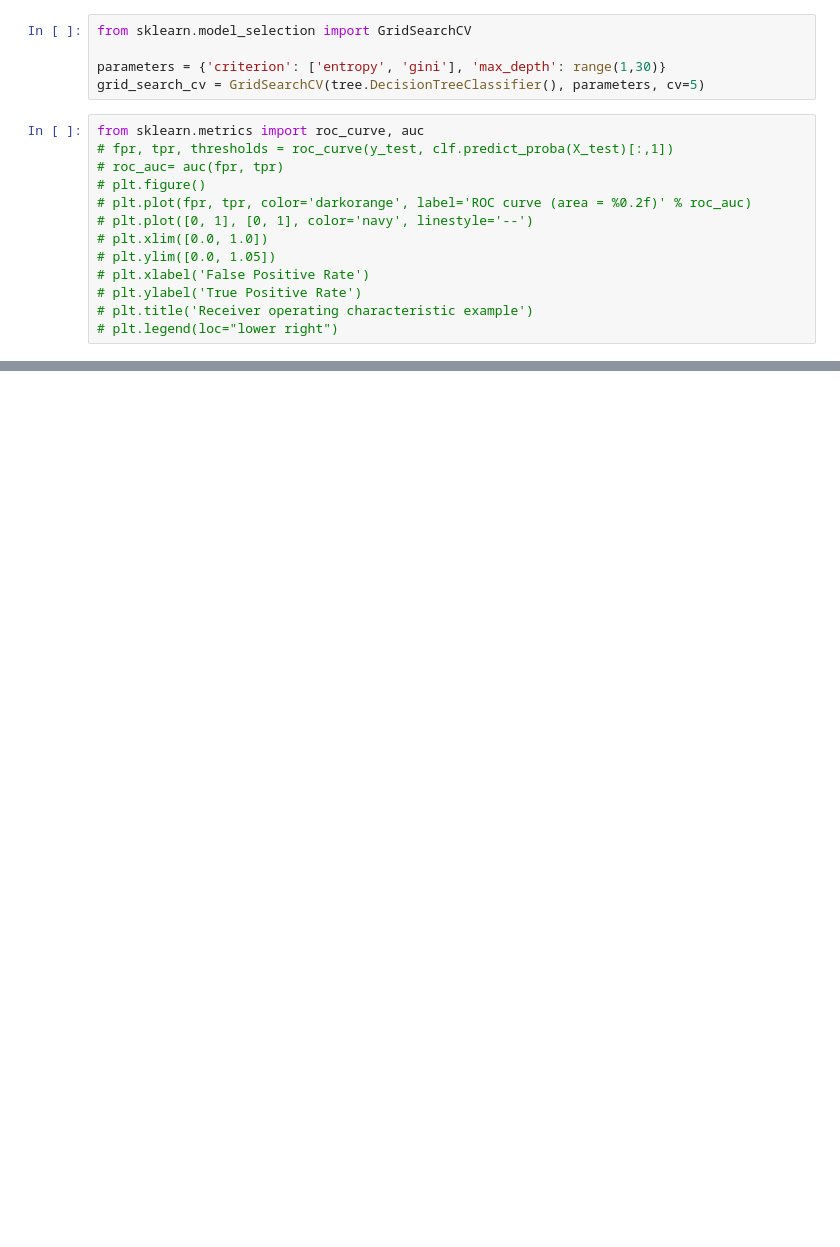
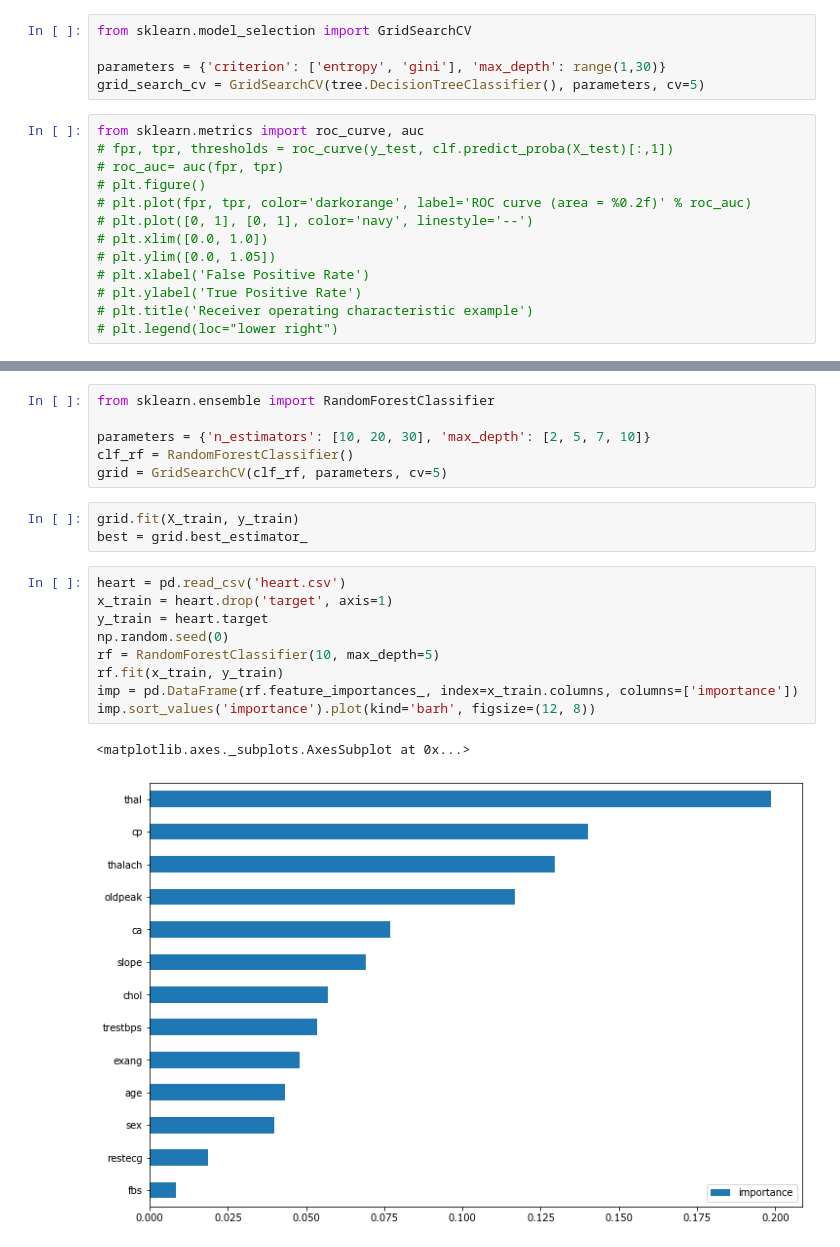
Before and after one commit to nealkafree/python, a Jupyter notebook: DataScienceCourse/examplesnote.ipynb, the cells around one changed output, grey strips where cells are left out. Cells and saved outputs as stored; diff of their text form; blank space fills up the shorter version.

```diff
--- a/DataScienceCourse/examplesnote.ipynb
+++ b/DataScienceCourse/examplesnote.ipynb
@@ -274,0 +309,21 @@ from sklearn.metrics import roc_curve, auc
+# %%
+from sklearn.ensemble import RandomForestClassifier
+
+parameters = {'n_estimators': [10, 20, 30], 'max_depth': [2, 5, 7, 10]}
+clf_rf = RandomForestClassifier()
+grid = GridSearchCV(clf_rf, parameters, cv=5)
+# %%
+grid.fit(X_train, y_train)
+best = grid.best_estimator_
+# %%
+heart = pd.read_csv('heart.csv')
+x_train = heart.drop('target', axis=1)
+y_train = heart.target
+np.random.seed(0)
+rf = RandomForestClassifier(10, max_depth=5)
+rf.fit(x_train, y_train)
+imp = pd.DataFrame(rf.feature_importances_, index=x_train.columns, columns=['importance'])
+imp.sort_values('importance').plot(kind='barh', figsize=(12, 8))
+# %% [output]
+<matplotlib.axes._subplots.AxesSubplot at 0x...>
+[figure, added]
```
Also changed, not shown: parts of 15 cells of this notebook, 1 other file.
